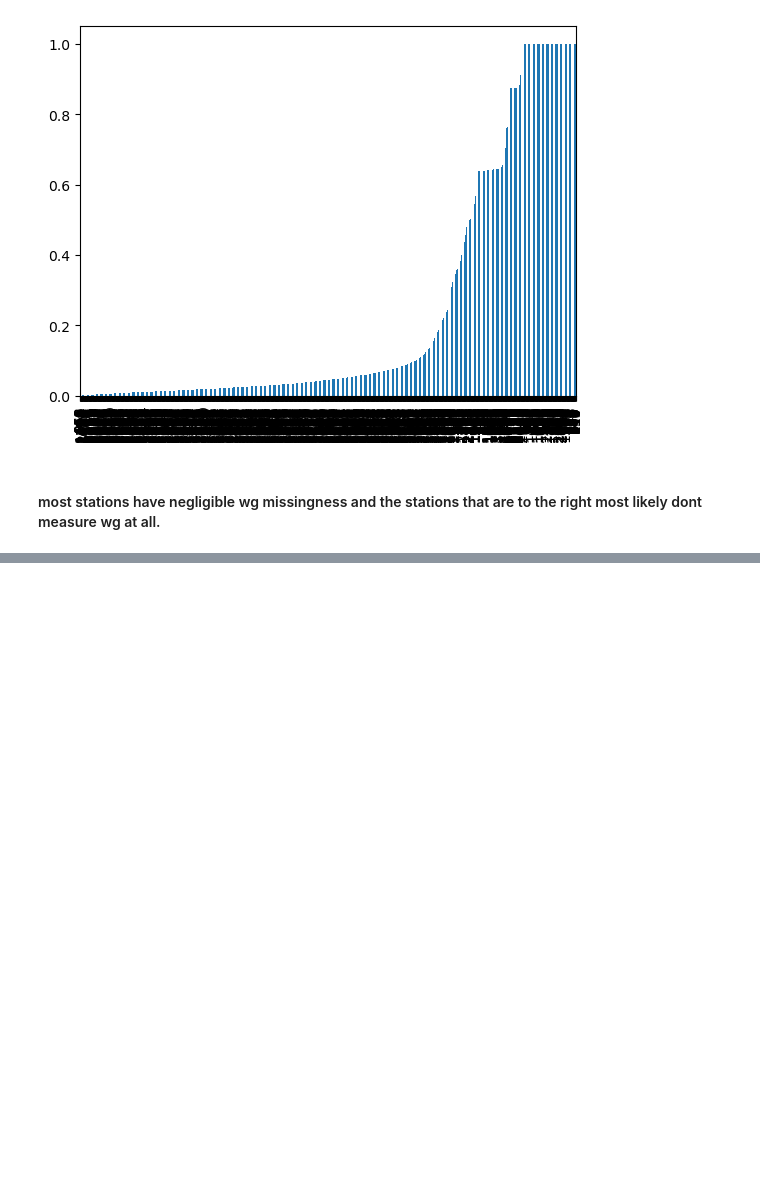
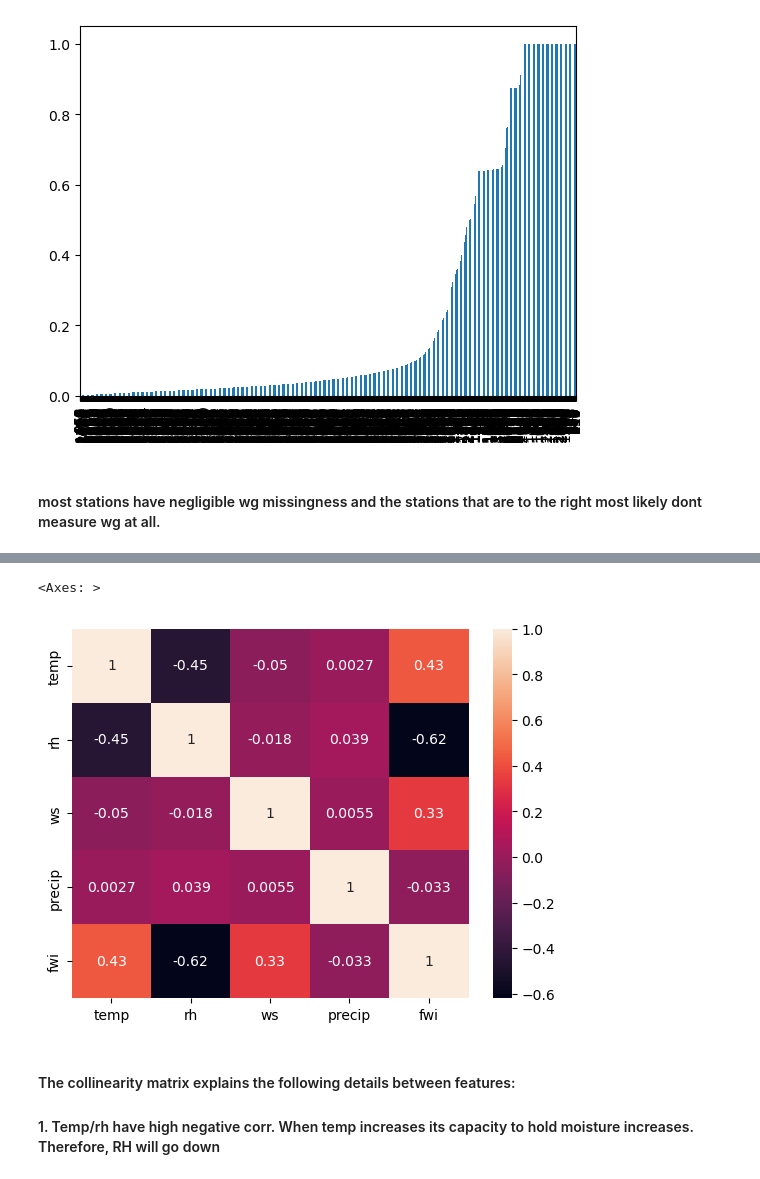
Before and after one commit to Mussab157/Wildfire-Prediction-Classification, a Jupyter notebook: notebooks/01_eda.ipynb, the cells around one changed output, grey strips where cells are left out. Saved outputs shown, nothing was run; the diff lists cells and outputs as text; code cells hidden in the pictures; blank space fills up the shorter version.

```diff
--- a/notebooks/01_eda.ipynb
+++ b/notebooks/01_eda.ipynb
@@ -744,0 +742,3 @@ df_aes_isna['empty/total'].sort_values(ascending=True).plot(kind='bar')
+# %%
+df_model_features=dataset[['temp', 'rh', 'ws', 'precip', 'fwi']]
+df_model_features
@@ -744,0 +759,3 @@ df_aes_isna['empty/total'].sort_values(ascending=True).plot(kind='bar')
+# %%
+feature_corr=df_model_features.corr()
+feature_corr
@@ -744,0 +769,8 @@ df_aes_isna['empty/total'].sort_values(ascending=True).plot(kind='bar')
+# %%
+sns.heatmap(feature_corr, annot=True)
+# %% [output]
+<Axes: >
+[figure, added]
+# %% [markdown]
+#### The collinearity matrix explains the following details between features:
+#### 1. Temp/rh have high negative corr. When temp increases its capacity to hold moisture increases. Therefore, RH will go down
```
Also changed, not shown: parts of 15 cells of this notebook.
